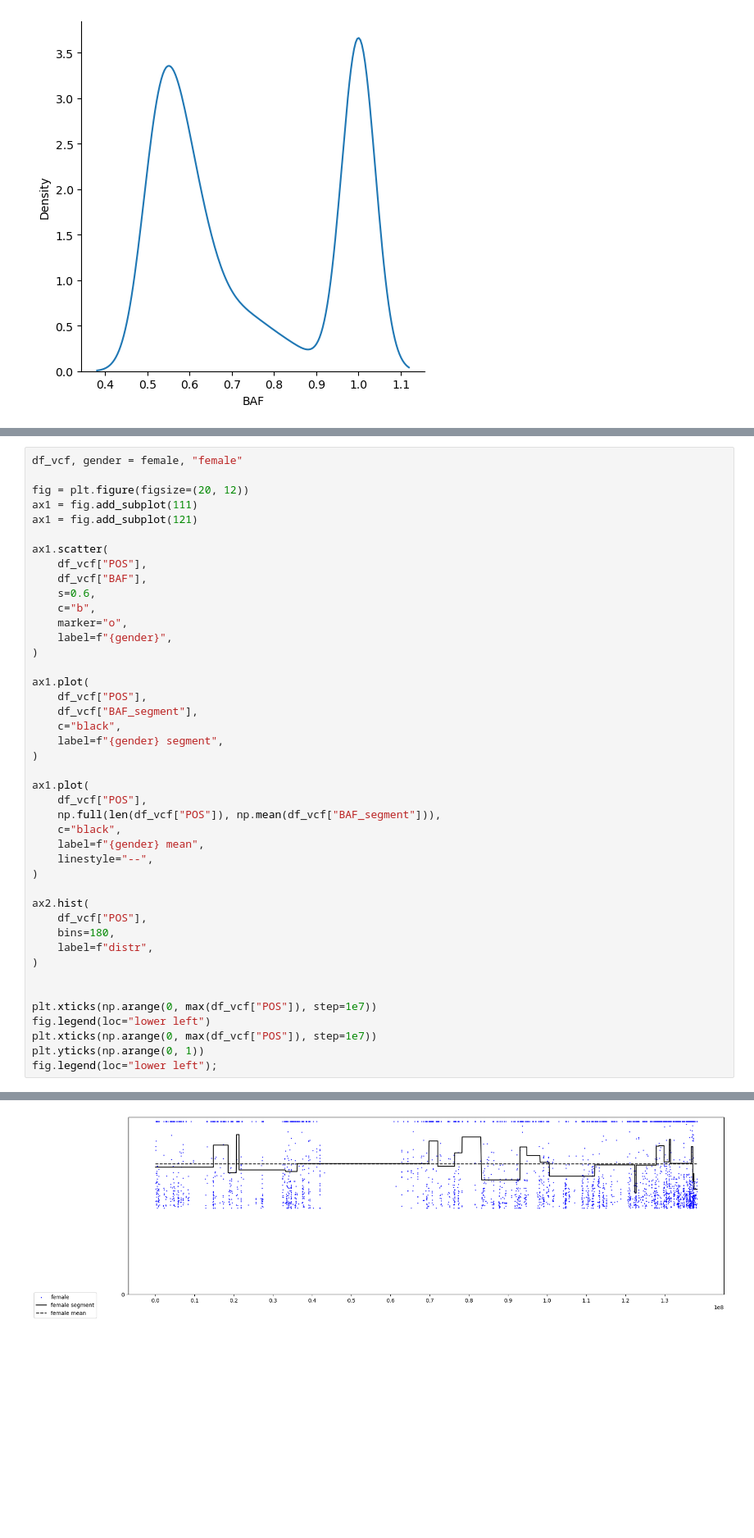
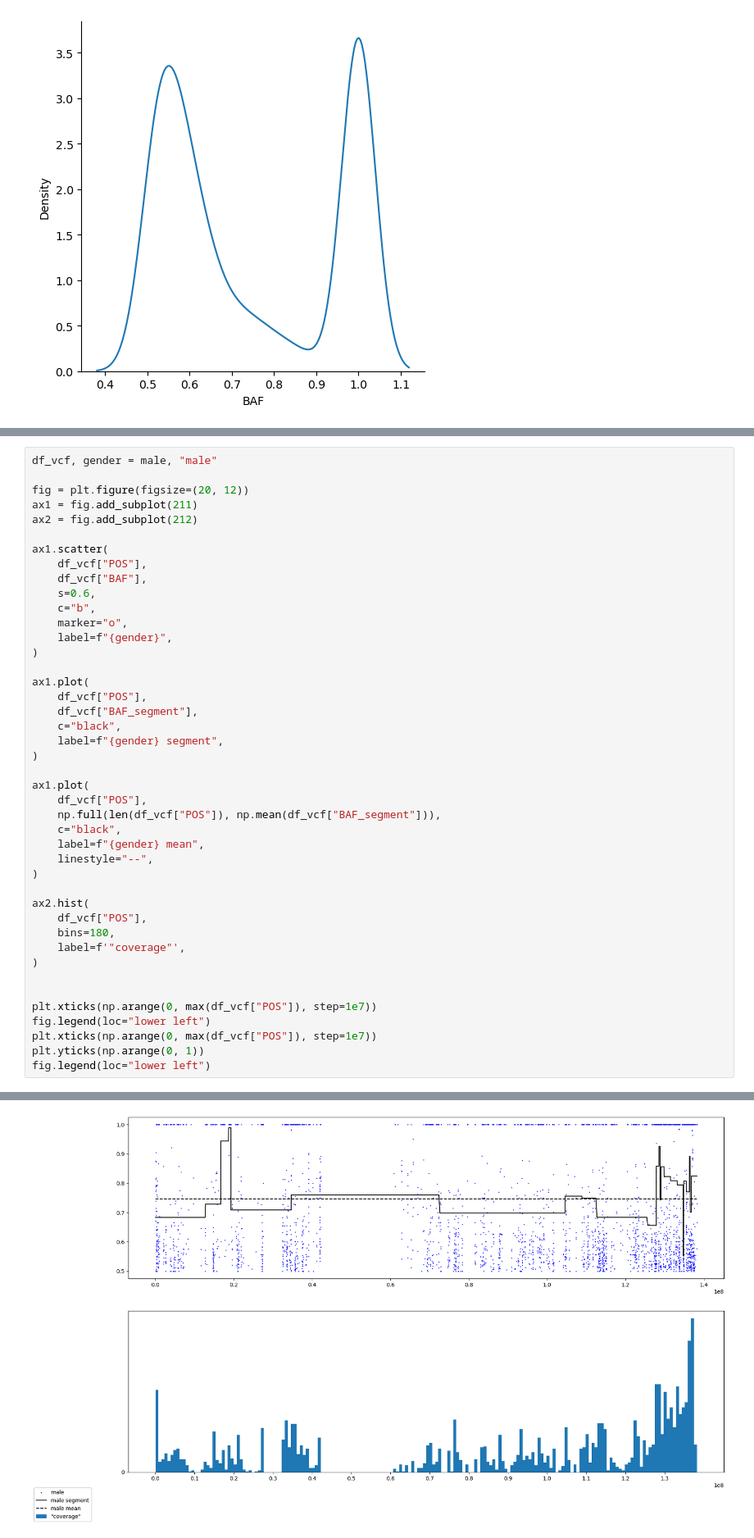
Before and after one commit to wwoskie/HaploGone, a Jupyter notebook: code/examples.ipynb, the cells around one changed output, grey strips where cells are left out. Shown at 82% size. Saved outputs shown, nothing was run; the diff lists cells and outputs as text; blank space fills up the shorter version.

```diff
--- a/code/examples.ipynb
+++ b/code/examples.ipynb
@@ -92,9 +134,9 @@ sns.displot(male, x="BAF", kind="kde")
 # %%
-df_vcf, gender = female, "female"
+df_vcf, gender = male, "male"
 
 fig = plt.figure(figsize=(20, 12))
-ax1 = fig.add_subplot(111)
-ax1 = fig.add_subplot(121)
+ax1 = fig.add_subplot(211)
+ax2 = fig.add_subplot(212)
 
 ax1.scatter(
     df_vcf["POS"],
@@ -123,7 +165,7 @@ ax1.plot(
 ax2.hist(
     df_vcf["POS"],
     bins=180,
-    label=f"distr",
+    label=f'"coverage"',
 )
 
 
@@ -131,5 +173,5 @@ plt.xticks(np.arange(0, max(df_vcf["POS"]), step=1e7))
 fig.legend(loc="lower left")
 plt.xticks(np.arange(0, max(df_vcf["POS"]), step=1e7))
 plt.yticks(np.arange(0, 1))
-fig.legend(loc="lower left");
+fig.legend(loc="lower left")
 # %% [output]
@@ -136 +179 @@ fig.legend(loc="lower left");
-[figure, old version]
+[figure, new version]
```
Also changed, not shown: parts of 5 cells of this notebook.
